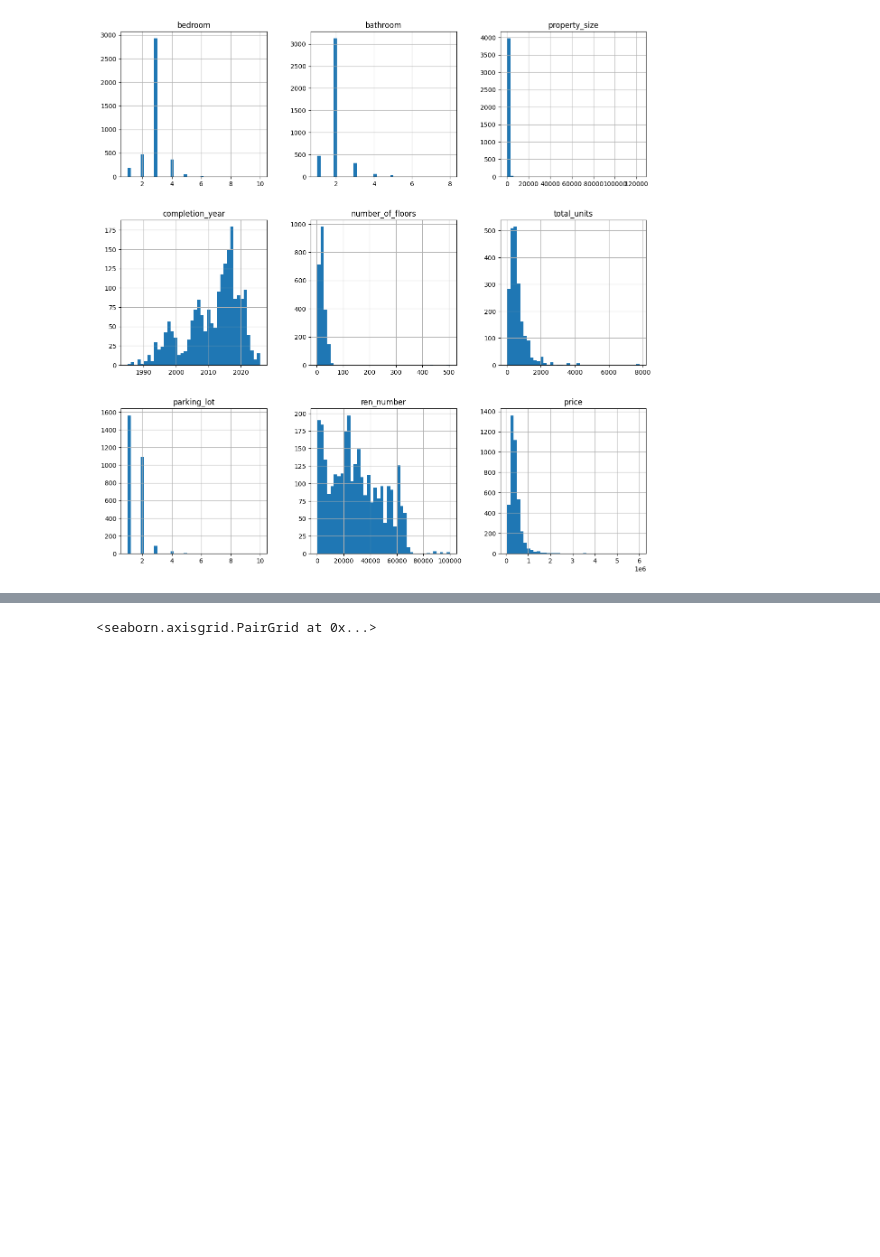
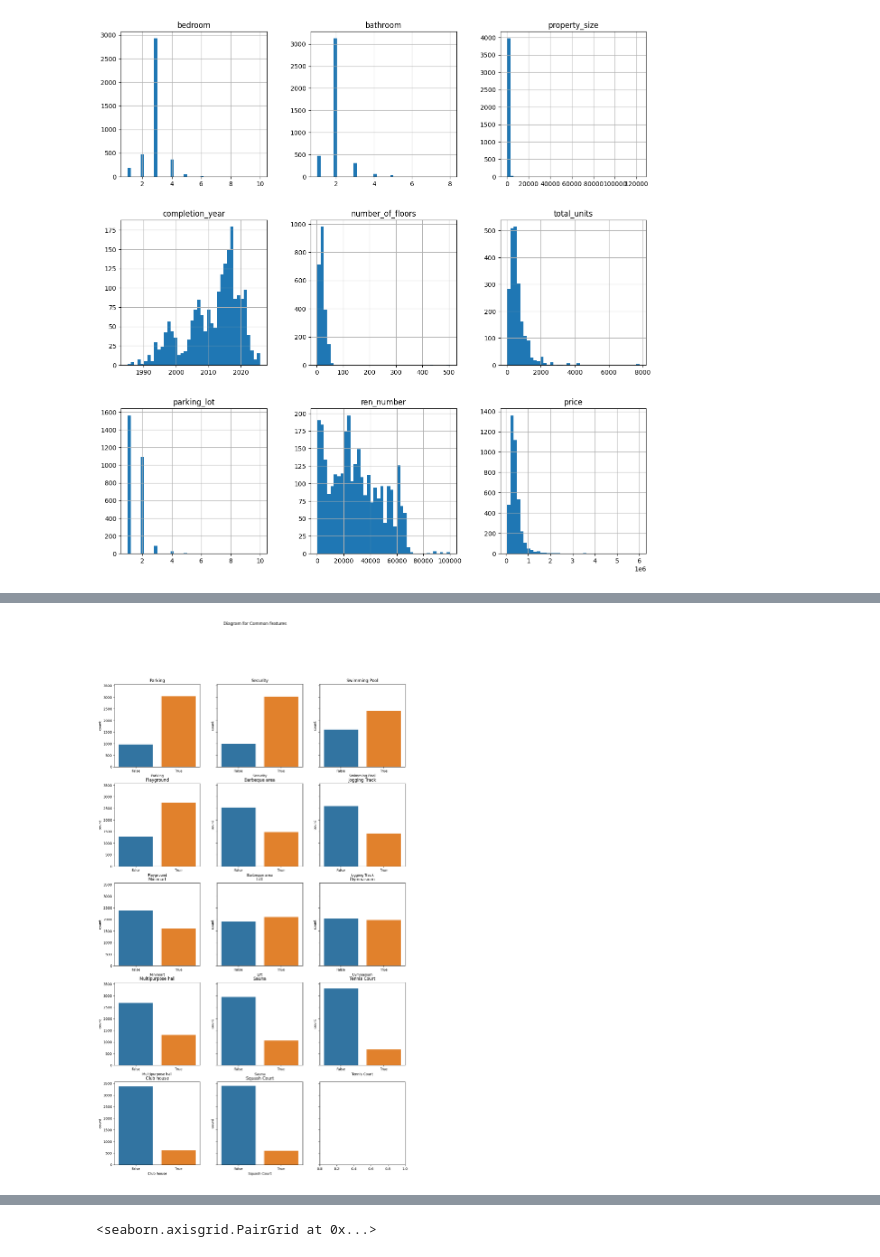
Before and after one commit to aahmedsherif/FinalProject, a Jupyter notebook: script.ipynb, the cells around one changed output, grey strips where cells are left out. Cells and saved outputs as stored; diff of their text form; code cells hidden in the pictures; blank space fills up the shorter version.

Commit message:
analyse bool features

```diff
--- a/script.ipynb
+++ b/script.ipynb
@@ -411,0 +441,36 @@ plt.show()
+# %%
+def reshape_and_expand_array(arr, no_of_rows):
+    # if the array can not be divided by param 'first_dimention' then reshape will raise error
+    # expand the array with nan values to be able to reshape it
+    if arr.shape[0] % no_of_rows > 0:
+        no_of_needed_cells = no_of_rows - arr.shape[0] % no_of_rows
+
+        empty_array = np.empty((no_of_needed_cells),dtype=np.string_)
+        empty_array[:] = np.nan
+        arr = np.append(arr, empty_array)
+
+    return arr.reshape((no_of_rows, arr.shape[0] // no_of_rows))
+# %%
+def init_sub_plots(title, column_names_array, width, height):
+    no_rows = len(column_names_array)
+    no_columns = 0 if len(column_names_array) == 0 else  len(column_names_array[0])
+
+    fig, axes = plt.subplots(no_rows, no_columns, figsize=(width, height), sharey=True)
+    fig.suptitle(title)
+    return (fig, axes)
+# %%
+def draw_countplots_for_columns(title, df, column_names_array, no_of_rows):
+    column_names_array = reshape_and_expand_array(column_names_array, no_of_rows)
+
+    (fig, axes) = init_sub_plots(title, column_names_array, 15, 25)
+
+    for i in range(len(column_names_array)):
+        for j in range(len(column_names_array[i])):
+            if  isinstance(column_names_array[i,j], str):
+                sns.countplot(ax=axes[i,j], data=df, x=column_names_array[i,j])
+                axes[i,j].set_title(column_names_array[i,j])
+# %%
+bool_columns = df.select_dtypes(include='bool').columns
+draw_countplots_for_columns('Diagram for Common features', df, np.array( bool_columns ), 5)
+# %% [output]
+[figure, added]
```
Also changed, not shown: parts of 16 cells of this notebook.
